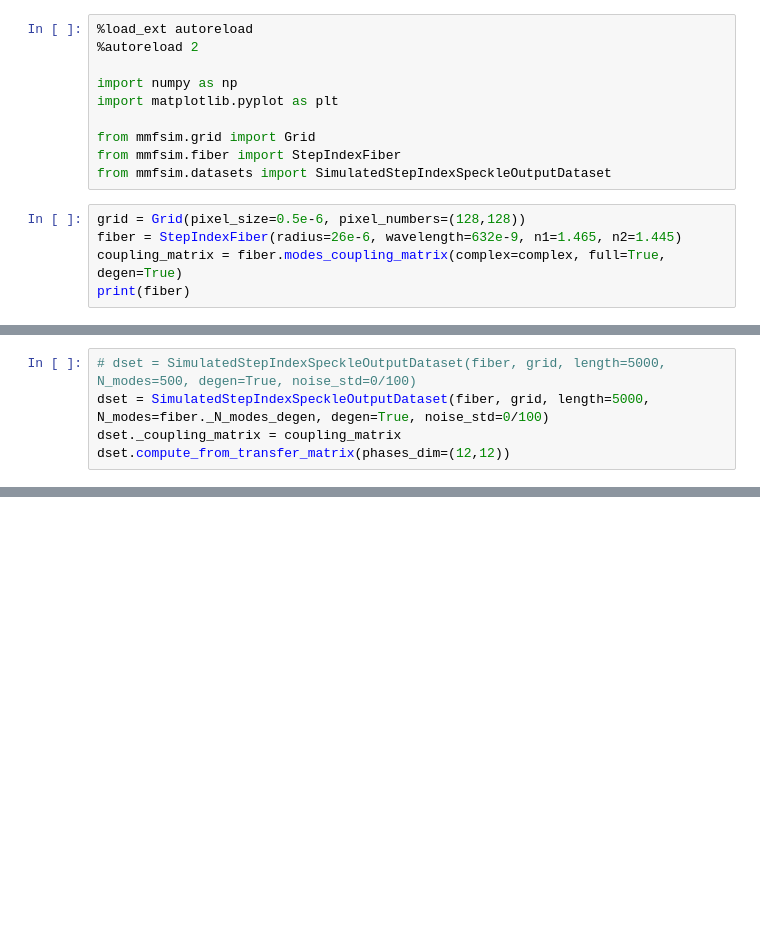
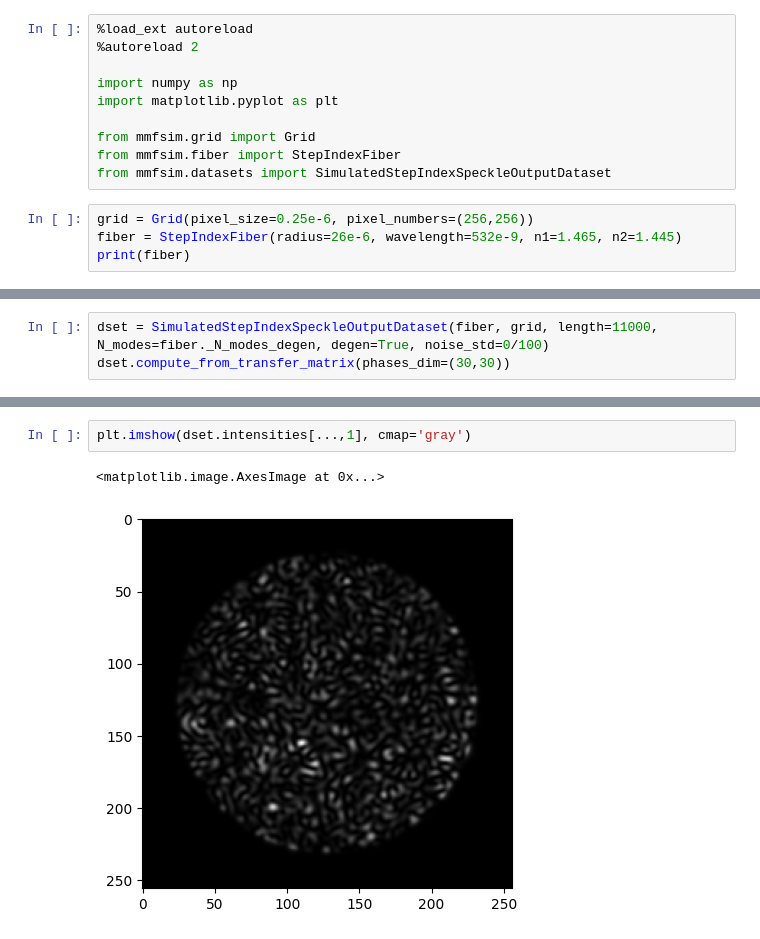
Before and after one commit to jysru/MMF_LP_modes, a Jupyter notebook: notebooks/generate_dataset_step_index.ipynb, the cells around one changed output, grey strips where cells are left out. Saved outputs shown, nothing was run; the diff lists cells and outputs as text; blank space fills up the shorter version.

```diff
--- a/notebooks/generate_dataset_step_index.ipynb
+++ b/notebooks/generate_dataset_step_index.ipynb
@@ -11,7 +11,6 @@ from mmfsim.grid import Grid
 from mmfsim.fiber import StepIndexFiber
 from mmfsim.datasets import SimulatedStepIndexSpeckleOutputDataset
 # %%
-grid = Grid(pixel_size=0.5e-6, pixel_numbers=(128,128))
-fiber = StepIndexFiber(radius=26e-6, wavelength=632e-9, n1=1.465, n2=1.445)
-coupling_matrix = fiber.modes_coupling_matrix(complex=complex, full=True, degen=True)
+grid = Grid(pixel_size=0.25e-6, pixel_numbers=(256,256))
+fiber = StepIndexFiber(radius=26e-6, wavelength=532e-9, n1=1.465, n2=1.445)
 print(fiber)
@@ -18,5 +38,3 @@ print(fiber)
 # %%
-# dset = SimulatedStepIndexSpeckleOutputDataset(fiber, grid, length=5000, N_modes=500, degen=True, noise_std=0/100)
-dset = SimulatedStepIndexSpeckleOutputDataset(fiber, grid, length=5000, N_modes=fiber._N_modes_degen, degen=True, noise_std=0/100)
-dset._coupling_matrix = coupling_matrix
-dset.compute_from_transfer_matrix(phases_dim=(12,12))
+dset = SimulatedStepIndexSpeckleOutputDataset(fiber, grid, length=11000, N_modes=fiber._N_modes_degen, degen=True, noise_std=0/100)
+dset.compute_from_transfer_matrix(phases_dim=(30,30))
@@ -23 +59,6 @@ dset.compute_from_transfer_matrix(phases_dim=(12,12))
+# %%
+plt.imshow(dset.intensities[...,1], cmap='gray')
+# %% [output]
+<matplotlib.image.AxesImage at 0x...>
+[figure, added]
 # %%
```
Also changed, not shown: parts of 6 cells of this notebook.
